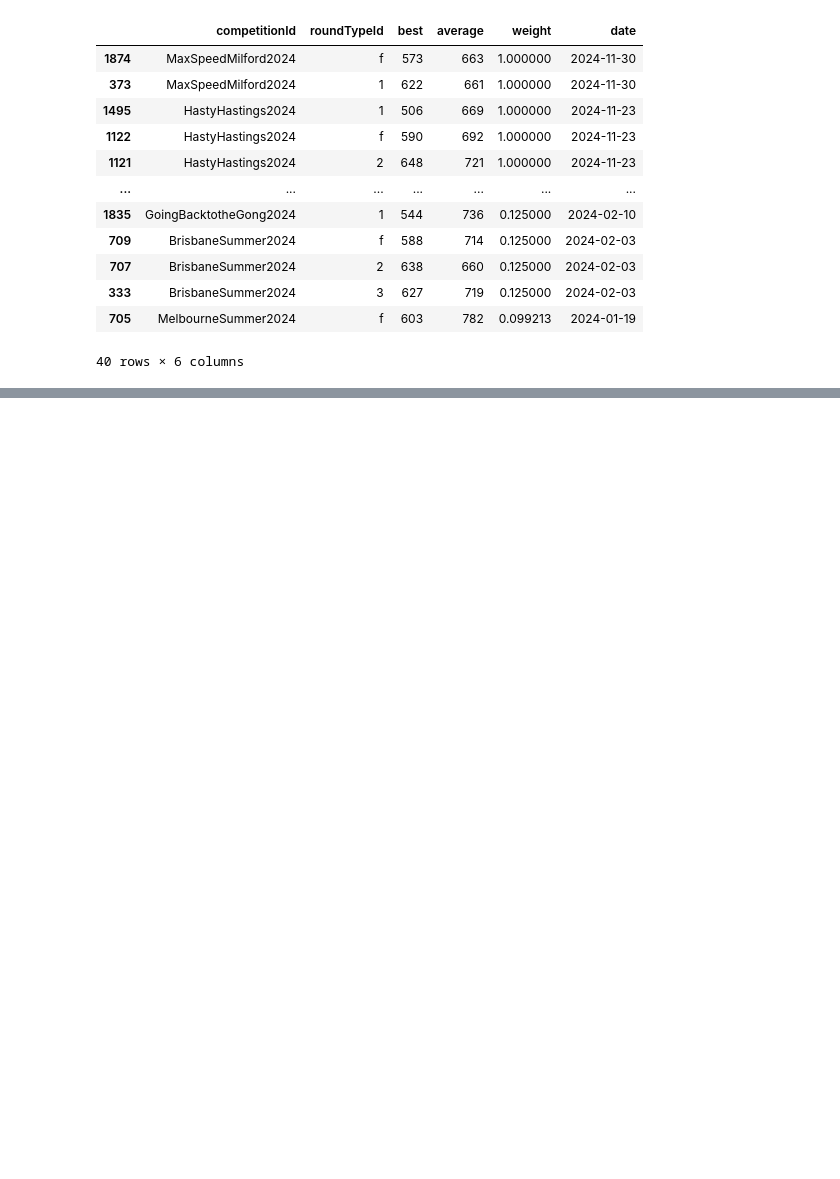
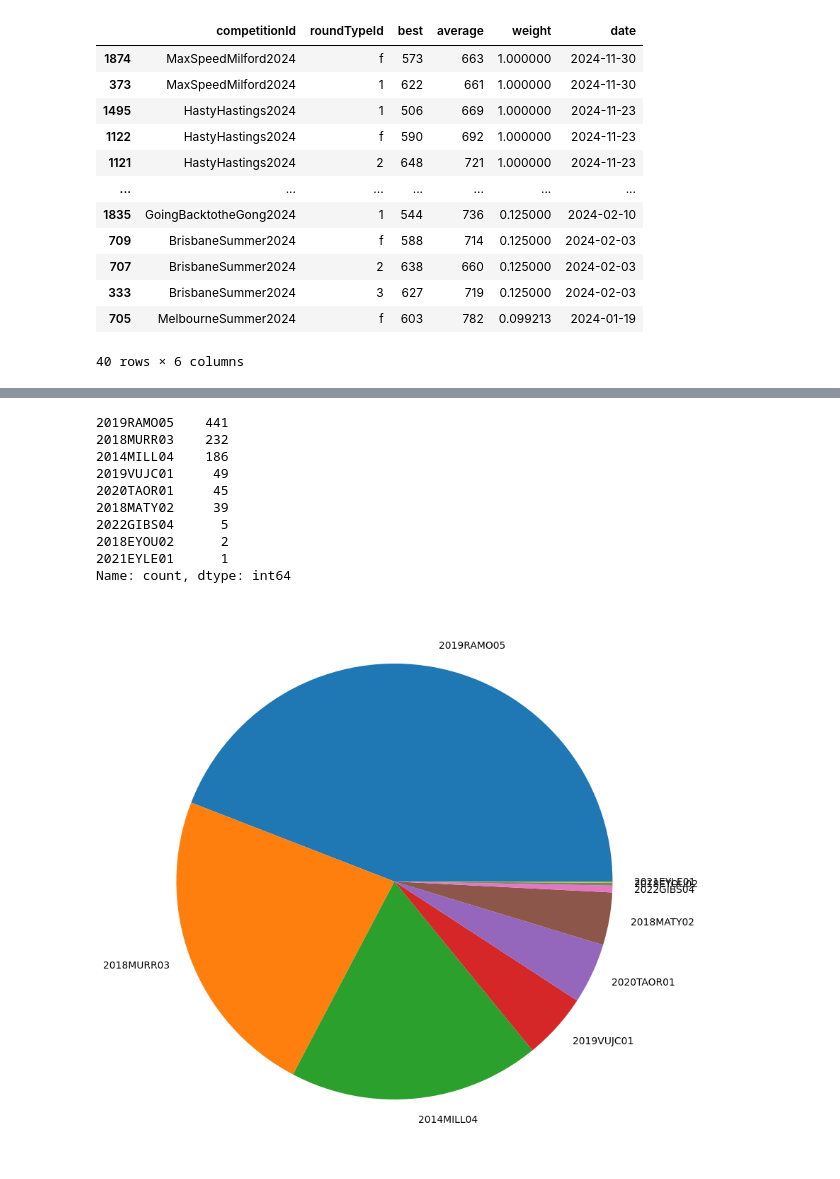
Before and after one commit to itsjimzhu/bld-tools, a Jupyter notebook: estimation/db.ipynb, the cells around one changed output, grey strips where cells are left out. Cells and saved outputs as stored; diff of their text form; code cells hidden in the pictures; blank space fills up the shorter version.

```diff
--- a/estimation/db.ipynb
+++ b/estimation/db.ipynb
@@ -259,0 +311,25 @@ Weighted Average Standard Deviation: 110.85
+# %%
+people = [
+    # '2020FENG02',
+    '2019RAMO05',
+    '2018MATY02',
+    '2014MILL04',
+    '2021EYLE01',
+    '2018MURR03',
+    '2019VUJC01',
+    '2020MCDO01',
+    '2018EYOU02',
+    '2019EYOU01',
+    '2022GIBS04',
+    '2022JOHN14',
+    "2020TAOR01"
+]
+
+dists = {}
+
+for person in people:
+    try:
+        dists[person] = time_weighted_distribution(person, '333', 3, results.copy(),
+                                                   competitions.copy())
+    except Exception as e:
+        print(f"Error for {person}: {e}")
@@ -259,0 +354,30 @@ Weighted Average Standard Deviation: 110.85
+# %%
+trials = []
+def ao5(list):
+    return np.mean(sorted(list)[1:4])
+
+for _ in range(1000):
+    group = {}
+    for person, params in dists.items():
+        group[person] = ao5(np.random.normal(*params, 5))
+
+    winner = min(group, key=group.get)
+    trials.append(winner)
+
+display(pd.Series(trials).value_counts())
+# Pie plot of winners
+plt.figure(figsize=(10, 10))
+plt.pie(pd.Series(trials).value_counts(), labels=pd.Series(trials).value_counts().index)
+plt.show()
+# %% [output]
+2019RAMO05    441
+2018MURR03    232
+2014MILL04    186
+2019VUJC01     49
+2020TAOR01     45
+2018MATY02     39
+2022GIBS04      5
+2018EYOU02      2
+2021EYLE01      1
+Name: count, dtype: int64
+[figure, added]
```
Also changed, not shown: parts of 9 cells of this notebook.
